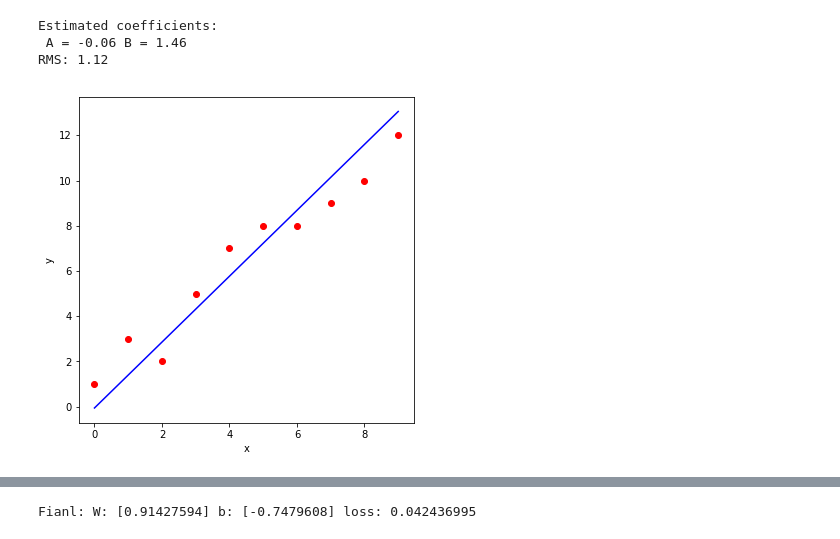
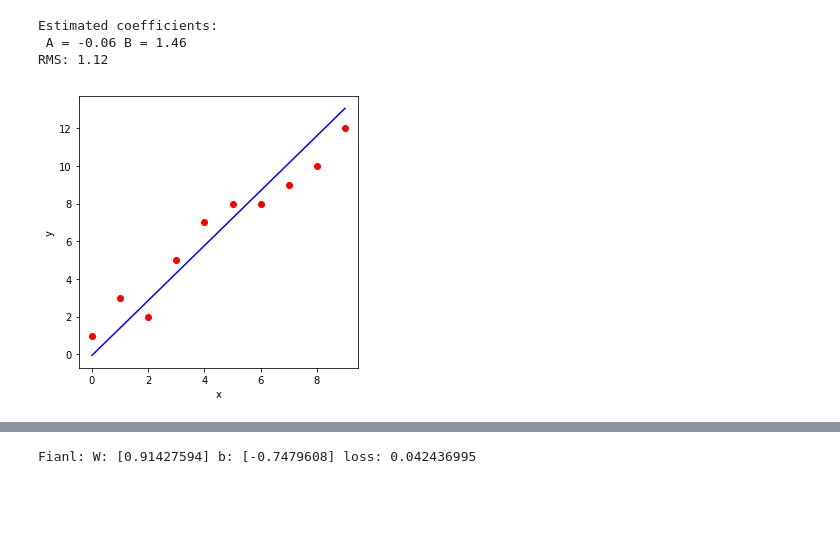
Before and after one commit to CFSun/Machine_Learning, a Jupyter notebook: 01. Linear Regression and Multi-linear Regression.ipynb, the cells around one changed output, grey strips where cells are left out. Drawn from its saved outputs; the diff is of its cells as text; code cells hidden in the pictures; blank space fills up the shorter version.

```diff
--- a/01. Linear Regression and Multi-linear Regression.ipynb
+++ b/01. Linear Regression and Multi-linear Regression.ipynb
@@ -70,17 +85,17 @@ plt.show()
 m_x, m_y = np.mean(x), np.mean(y)
 
 # calculating cross-deviation and deviation about x
-SS_xy = np.sum(y*x - n*m_y*m_x)
-SS_xx = np.sum(x*x - n*m_x*m_x)
+S_xy = np.sum(y*x - n*m_y*m_x)
+S_xx = np.sum(x*x - n*m_x*m_x)
 
 # calculating regression coefficients
-B = SS_xy / SS_xx
-A = m_y - B*m_x
+w = S_xy / S_xx
+b = m_y - w*m_x
 
-print("Estimated coefficients:\n A = {0:0.2f} B = {1:0.2f}".format(A, B)  )
+print("Estimated coefficients:\n A = {0:0.2f} B = {1:0.2f}".format(b, w)  )
 
 # predict y based on the linear equation
-y_pred = A + x*B
+y_pred = b + x*w
 
 # root mean squared error
 print("RMS: %4.2f" % np.sqrt(np.mean((y - y_pred) ** 2)))
@@ -90,16 +105,16 @@ Estimated coefficients:
 RMS: 1.12
 # %%
 # PLOTING data and regression line
-plt.figure(figsize=(6,6))
+plt.figure(figsize=(5,5))
 plt.scatter(x, y, color = "r")
 plt.plot(x, y_pred, color = "b")
 
 # putting labels
 plt.xlabel('x')
 plt.ylabel('y')
 
 # function to show plot
 plt.show()
 # %% [output]
-[figure, old version]
+[figure, new version]
 # %% [markdown]
```
Also changed, not shown: parts of 14 cells of this notebook.
